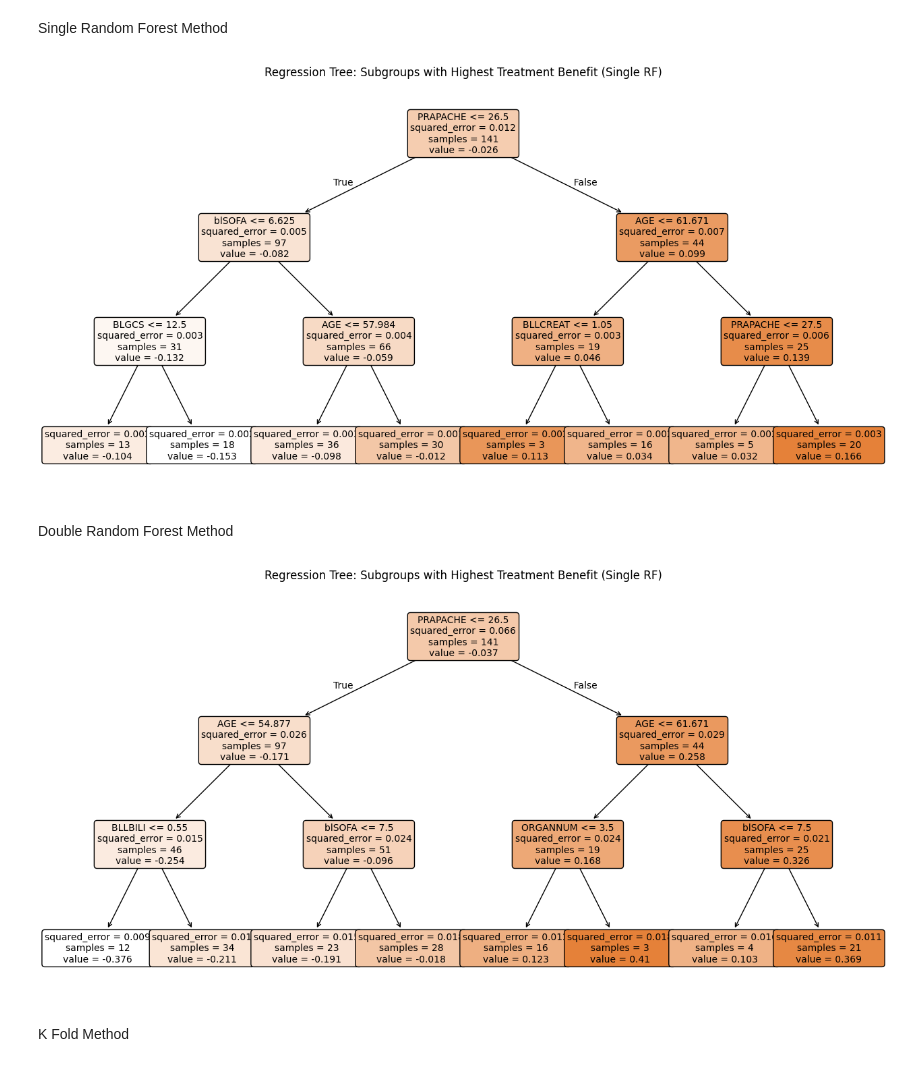
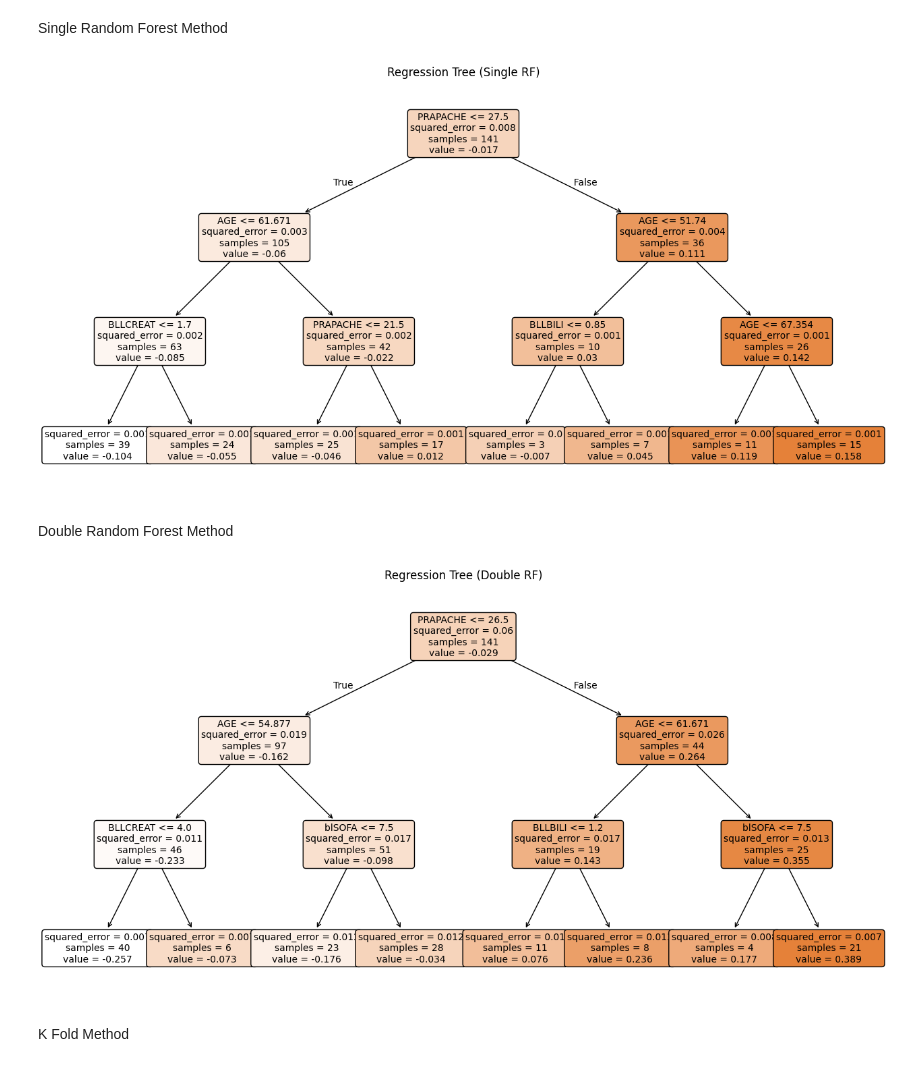
Before and after one commit to tobsilog/VTE, a Jupyter notebook: SHAP/Final_Code.ipynb, the cells around one changed output. Cells and saved outputs as stored; diff of their text form; code cells hidden in the pictures.

```diff
--- a/SHAP/Final_Code.ipynb
+++ b/SHAP/Final_Code.ipynb
@@ -50,7 +50,7 @@ This is what computeTwin1() and computeTwin2() functions do.
 # %%
 X_train, X_test, y_train, y_test = train_test_split(X, y, test_size=0.3, random_state=42)
 
-rf = RandomForestClassifier(n_estimators=100, oob_score=True, random_state=42)
+rf = RandomForestClassifier(n_estimators=500, oob_score=True, random_state=123)
 rf.fit(X_train, y_train)
 
 # T = realtreatment
@@ -74,5 +74,3 @@ SRF['ITE'] = SRF_ITE
 
 # output_path = os.path.join("Results", "SimpleRandomForest.csv")
 # SRF.to_csv(output_path, index=False)
-
-print(SRF.head())
@@ -191,23 +175,23 @@ Single Random Forest Method
 # %%
 X_features = X_test.drop(columns=['THERAPY'])
 
 reg_SRF = DecisionTreeRegressor(max_depth=3, min_samples_split=10, random_state=42)
 reg_SRF.fit(X_features, SRF_ITE)
 
 plt.figure(figsize=(16, 8))
 plot_tree(
     reg_SRF,
     feature_names=X_features.columns,
     filled=True,
     rounded=True,
     precision=3,
     fontsize=10
 )
 
-plt.title("Regression Tree: Subgroups with Highest Treatment Benefit (Single RF)")
+plt.title("Regression Tree (Single RF)")
 plt.show()
 # %% [output]
-[figure, old version]
+[figure, new version]
 # %% [markdown]
 Double Random Forest Method
 # %%
@@ -226,10 +210,10 @@ plot_tree(
     fontsize=10
 )
 
-plt.title("Regression Tree: Subgroups with Highest Treatment Benefit (Single RF)")
+plt.title("Regression Tree (Double RF)")
 plt.show()
 # %% [output]
-[figure, old version]
+[figure, new version]
 # %% [markdown]
 K Fold Method
 # %%
```
Also changed, not shown: parts of 15 cells of this notebook, 3 other files.
